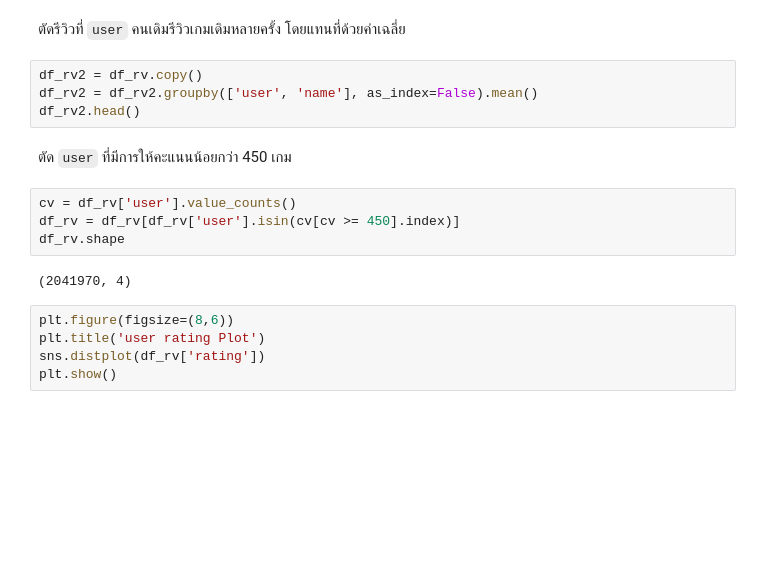
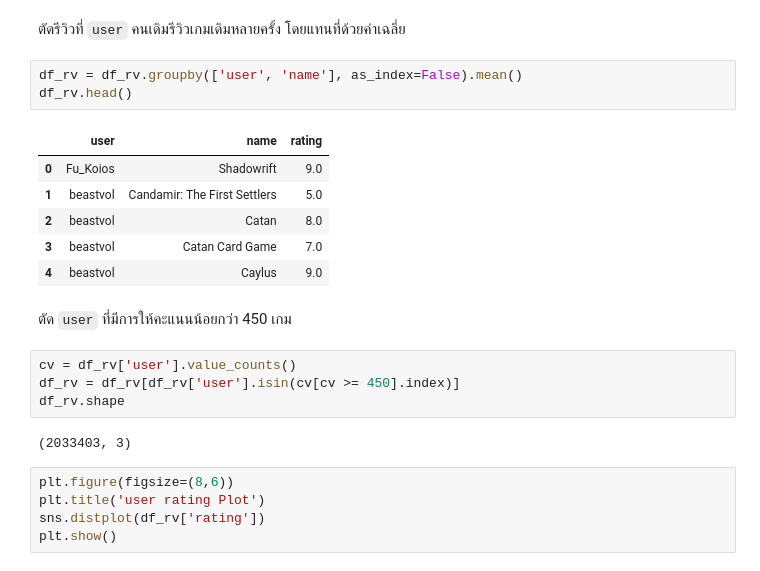
Before and after one commit to Kopzzz/Board-Game-RecCommu, a Jupyter notebook: code/2_Cleaning&EDA_Reviews.ipynb, the cells around one changed output. Saved outputs shown, nothing was run; the diff lists cells and outputs as text; blank space fills up the shorter version.

```diff
--- a/code/2_Cleaning&EDA_Reviews.ipynb
+++ b/code/2_Cleaning&EDA_Reviews.ipynb
@@ -90,9 +90,15 @@ plt.show()
 # %% [markdown]
 ตัดรีวิวที่ `user` คนเดิมรีวิวเกมเดิมหลายครั้ง โดยแทนที่ด้วยค่าเฉลี่ย
 # %%
-df_rv2 = df_rv.copy()
-df_rv2 = df_rv2.groupby(['user', 'name'], as_index=False).mean()
-df_rv2.head()
+df_rv = df_rv.groupby(['user', 'name'], as_index=False).mean()
+df_rv.head()
+# %% [output]
+|  | user | name | rating |
+| 0 | Fu_Koios | Shadowrift | 9.0 |
+| 1 | beastvol | Candamir: The First Settlers | 5.0 |
+| 2 | beastvol | Catan | 8.0 |
+| 3 | beastvol | Catan Card Game | 7.0 |
+| 4 | beastvol | Caylus | 9.0 |
 # %% [markdown]
 ตัด `user` ที่มีการให้คะแนนน้อยกว่า 450 เกม
 # %%
@@ -100,7 +106,7 @@ cv = df_rv['user'].value_counts()
 df_rv = df_rv[df_rv['user'].isin(cv[cv >= 450].index)]
 df_rv.shape
 # %% [output]
-(2041970, 4)
+(2033403, 3)
 # %%
 plt.figure(figsize=(8,6))
 plt.title('user rating Plot')
```
